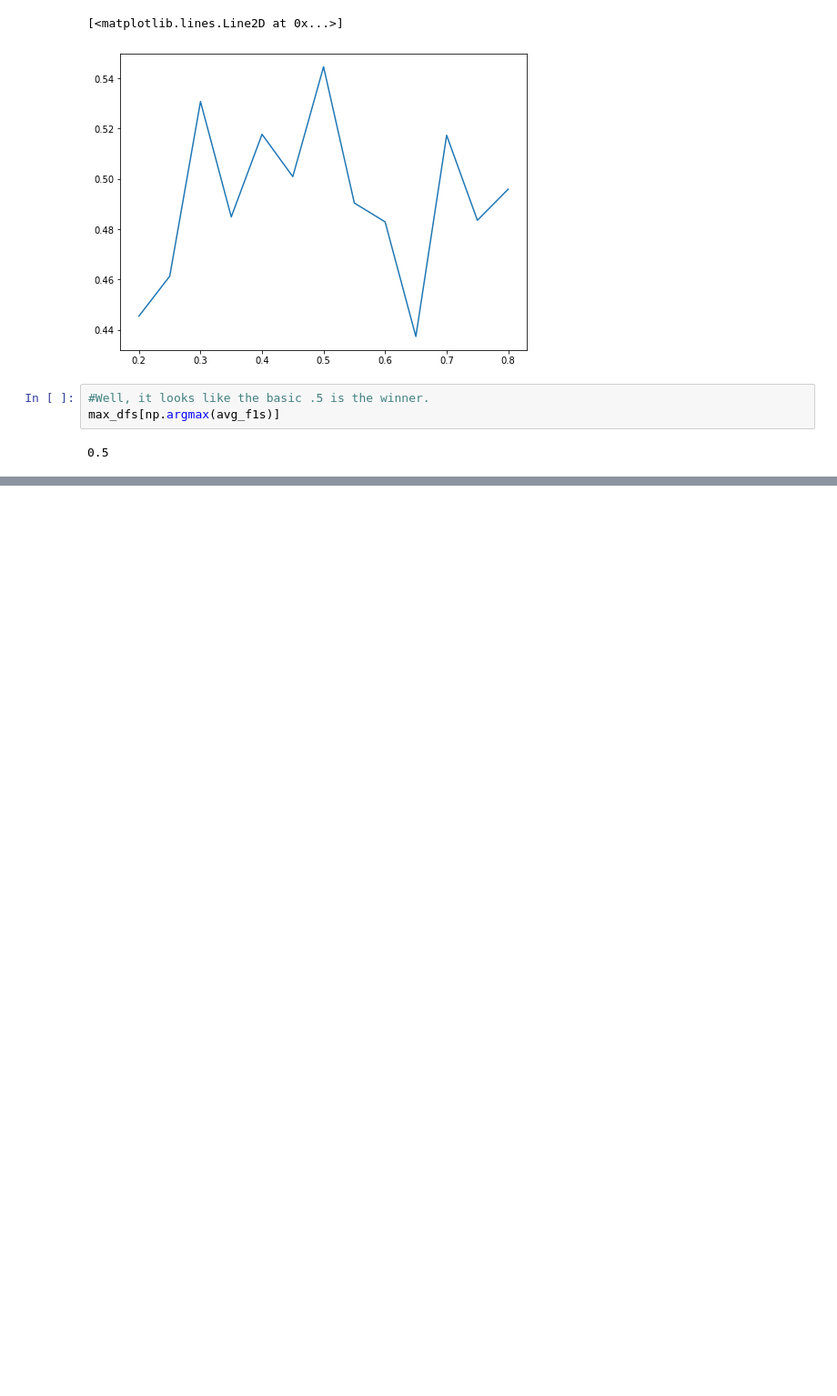
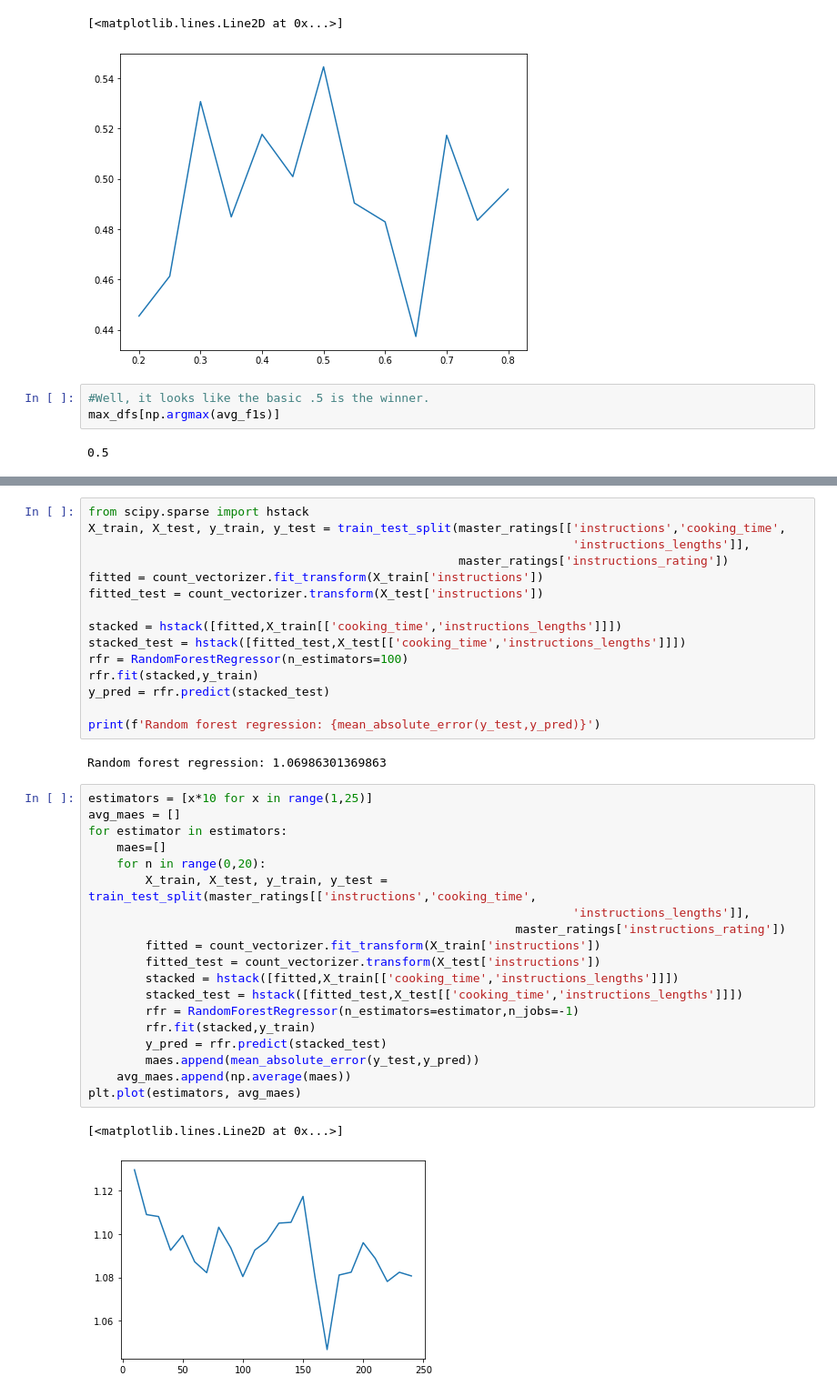
Before and after one commit to max-miller/apocalypse_cooking, a Jupyter notebook: data_prep_and_modeling.ipynb, the cells around one changed output, grey strips where cells are left out. Shown: that part at 91% size. Drawn from its saved outputs; the diff is of its cells as text; blank space fills up the shorter version.

```diff
--- a/data_prep_and_modeling.ipynb
+++ b/data_prep_and_modeling.ipynb
@@ -596,0 +709,39 @@ print(f'Recall: {recall_score(y_test,y_pred)}')
+# %%
+from scipy.sparse import hstack
+X_train, X_test, y_train, y_test = train_test_split(master_ratings[['instructions','cooking_time',
+                                                                    'instructions_lengths']],
+                                                    master_ratings['instructions_rating'])
+fitted = count_vectorizer.fit_transform(X_train['instructions'])
+fitted_test = count_vectorizer.transform(X_test['instructions'])
+
+stacked = hstack([fitted,X_train[['cooking_time','instructions_lengths']]])
+stacked_test = hstack([fitted_test,X_test[['cooking_time','instructions_lengths']]])
+rfr = RandomForestRegressor(n_estimators=100)
+rfr.fit(stacked,y_train)
+y_pred = rfr.predict(stacked_test)
+
+print(f'Random forest regression: {mean_absolute_error(y_test,y_pred)}')
+# %% [output]
+Random forest regression: 1.06986301369863
+# %%
+estimators = [x*10 for x in range(1,25)]
+avg_maes = []
+for estimator in estimators:
+    maes=[]
+    for n in range(0,20):
+        X_train, X_test, y_train, y_test = train_test_split(master_ratings[['instructions','cooking_time',
+                                                                    'instructions_lengths']],
+                                                            master_ratings['instructions_rating'])
+        fitted = count_vectorizer.fit_transform(X_train['instructions'])
+        fitted_test = count_vectorizer.transform(X_test['instructions'])
+        stacked = hstack([fitted,X_train[['cooking_time','instructions_lengths']]])
+        stacked_test = hstack([fitted_test,X_test[['cooking_time','instructions_lengths']]])
+        rfr = RandomForestRegressor(n_estimators=estimator,n_jobs=-1)
+        rfr.fit(stacked,y_train)
+        y_pred = rfr.predict(stacked_test)
+        maes.append(mean_absolute_error(y_test,y_pred))
+    avg_maes.append(np.average(maes))
+plt.plot(estimators, avg_maes)
+# %% [output]
+[<matplotlib.lines.Line2D at 0x...>]
+[figure, added]
```
Also changed, not shown: parts of 34 cells of this notebook.
